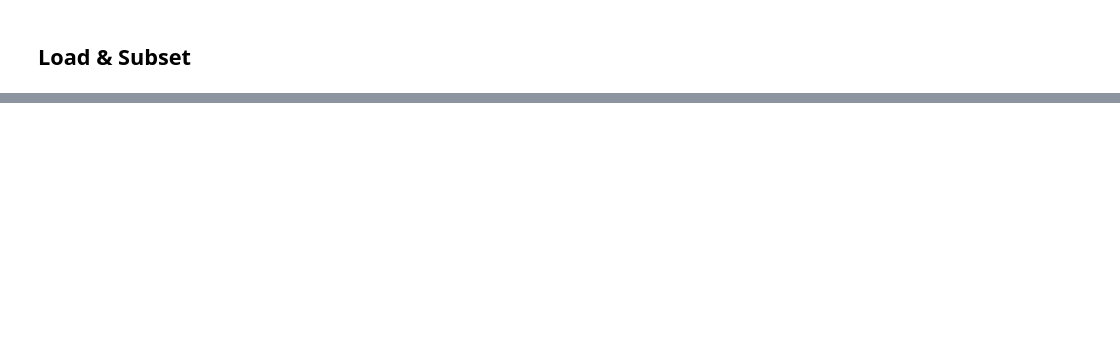
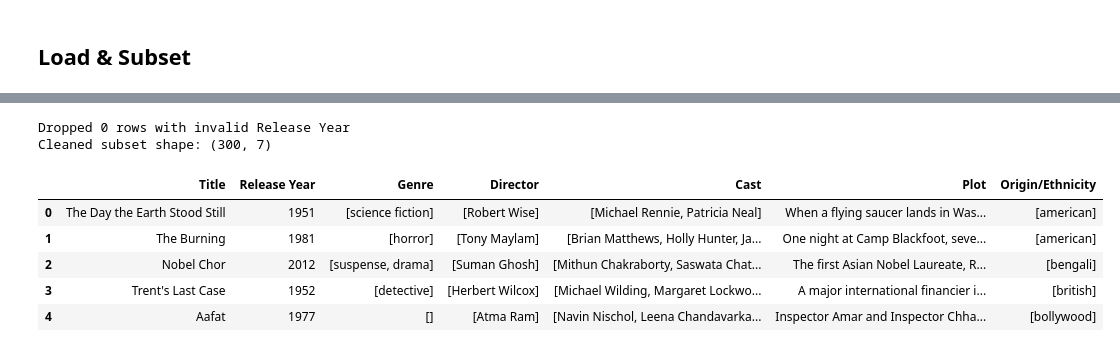
Before and after one commit to Maneth22/TypeB_Assignment, a Jupyter notebook: Rag_Pipeline.ipynb, the cells around one changed output, grey strips where cells are left out. Saved outputs shown, nothing was run; the diff lists cells and outputs as text; code cells hidden in the pictures; blank space fills up the shorter version.

```diff
--- a/Rag_Pipeline.ipynb
+++ b/Rag_Pipeline.ipynb
@@ -67,37 +338,54 @@ def clean_cast(cast):
         return []
     parts = [p.strip() for p in str(cast).split(",") if p.strip()]
     return parts[:3]
 
 
 def clean_director(director):
-    """Strip whitespace; 'Unknown'/empty -> None."""
-    if pd.isna(director):
-        return None
-    d = str(director).strip()
-    if d == "" or d.lower() == "unknown":
-        return None
-    return d
+    """Split on ',' (co-directors), strip; keep at most 3 names as a list. 'Unknown'/empty -> []."""
+    if pd.isna(director) or str(director).strip() == "" or str(director).strip().lower() == "unknown":
+        return []
+    parts = [p.strip() for p in str(director).split(",") if p.strip()]
+    return parts[:3]
+
+
+def clean_origin(origin):
+    """Split on '/' and ',', lowercase/strip; keep at most 3 values as a list. 'Unknown'/empty -> []."""
+    if pd.isna(origin) or str(origin).strip() == "" or str(origin).strip().lower() == "unknown":
+        return []
+    parts = re.split(r"[/,]", str(origin))
+    parts = [p.strip().lower() for p in parts if p.strip()]
+    return parts[:3]
 
 
 def clean_plot(plot):
     """Collapse whitespace/newlines and strip citation artifacts like [1], [edit]."""
     text = str(plot)
     text = re.sub(r"\[[^\]]*\]", "", text)  # remove [1], [edit], [citation needed], ...
     text = re.sub(r"\s+", " ", text).strip()
     return text
 
 
 df_subset["Genre"] = df_subset["Genre"].apply(clean_genre)
 df_subset["Cast"] = df_subset["Cast"].apply(clean_cast)
 df_subset["Director"] = df_subset["Director"].apply(clean_director)
+df_subset["Origin/Ethnicity"] = df_subset["Origin/Ethnicity"].apply(clean_origin)
 df_subset["Plot"] = df_subset["Plot"].apply(clean_plot)
 
 # Release Year: cast to int; drop rows where this fails
 df_subset["Release Year"] = pd.to_numeric(df_subset["Release Year"], errors="coerce")
 before = len(df_subset)
 df_subset = df_subset.dropna(subset=["Release Year"]).reset_index(drop=True)
 df_subset["Release Year"] = df_subset["Release Year"].astype(int)
 print(f"Dropped {before - len(df_subset)} rows with invalid Release Year")
 
 print(f"Cleaned subset shape: {df_subset.shape}")
 df_subset.head()
+# %% [output]
+Dropped 0 rows with invalid Release Year
+Cleaned subset shape: (300, 7)
+|  | Title | Release Year | Genre | Director | Cast | Plot | Origin/Ethnicity |
+| 0 | The Day the Earth Stood Still | 1951 | [science fiction] | [Robert Wise] | [Michael Rennie, Patricia Neal] | When a flying saucer lands in Was... | [american] |
+| 1 | The Burning | 1981 | [horror] | [Tony Maylam] | [Brian Matthews, Holly Hunter, Ja... | One night at Camp Blackfoot, seve... | [american] |
+| 2 | Nobel Chor | 2012 | [suspense, drama] | [Suman Ghosh] | [Mithun Chakraborty, Saswata Chat... | The first Asian Nobel Laureate, R... | [bengali] |
+| 3 | Trent's Last Case | 1952 | [detective] | [Herbert Wilcox] | [Michael Wilding, Margaret Lockwo... | A major international financier i... | [british] |
+| 4 | Aafat | 1977 | [] | [Atma Ram] | [Navin Nischol, Leena Chandavarka... | Inspector Amar and Inspector Chha... | [bollywood] |
```
Also changed, not shown: parts of 37 cells of this notebook, 9 other files.
